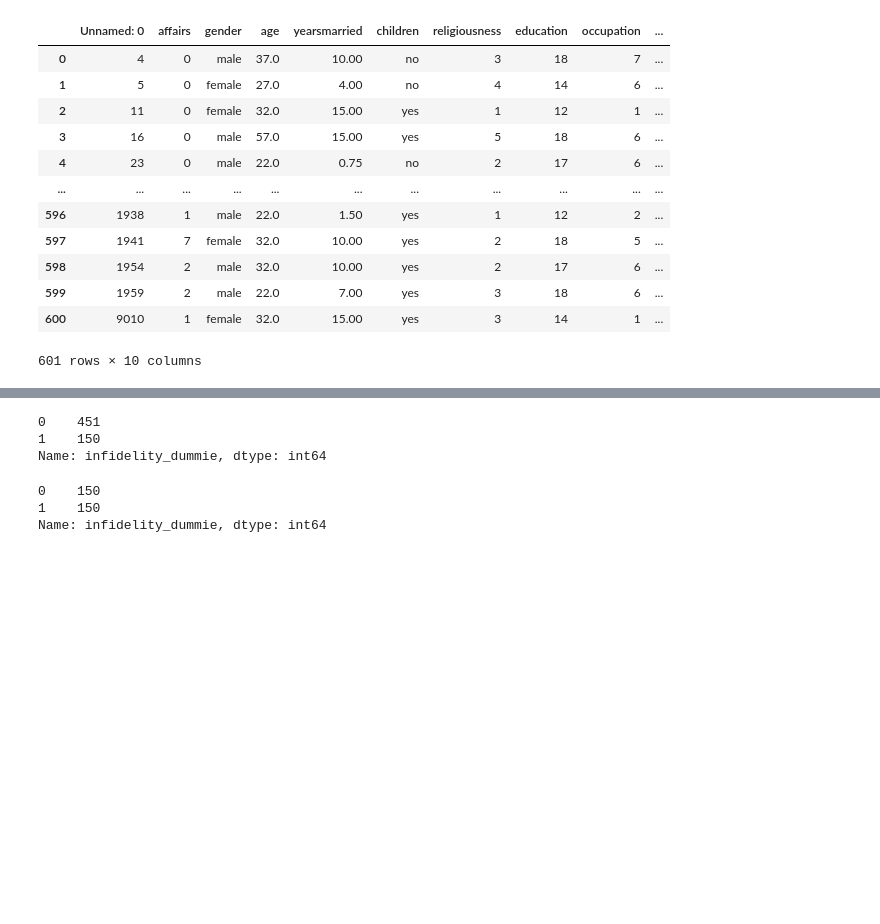
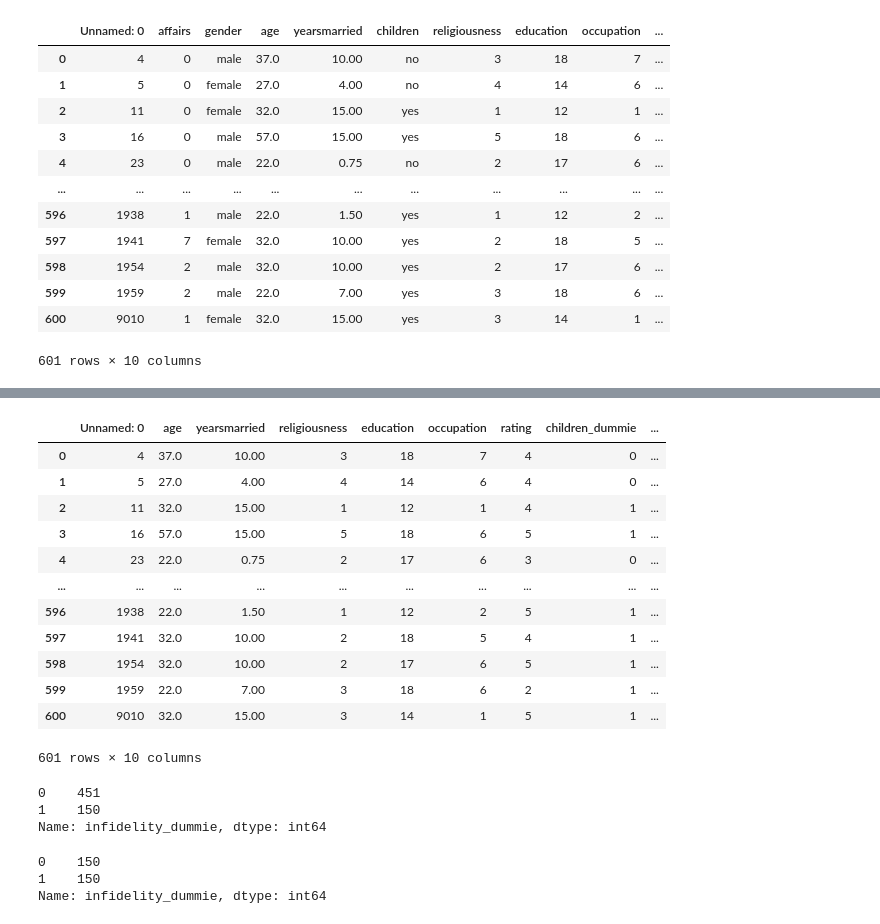
Before and after one commit to kanopf/Infidelity_detection, a Jupyter notebook: infidality_detection.ipynb, the cells around one changed output, grey strips where cells are left out. Saved outputs shown, nothing was run; the diff lists cells and outputs as text; code cells hidden in the pictures; blank space fills up the shorter version.

```diff
--- a/infidality_detection.ipynb
+++ b/infidality_detection.ipynb
@@ -89,6 +121,0 @@ dataset
-# %%
-(dataset['infidelity_dummie']).value_counts()
-# %% [output]
-0    451
-1    150
-Name: infidelity_dummie, dtype: int64
@@ -95 +128,25 @@ Name: infidelity_dummie, dtype: int64
+# %%
+dataset
+# %% [output]
+|  | Unnamed: 0 | age | yearsmarried | religiousness | education | occupation | rating | children_dummie | ... |
+| 0 | 4 | 37.0 | 10.00 | 3 | 18 | 7 | 4 | 0 | ... |
+| 1 | 5 | 27.0 | 4.00 | 4 | 14 | 6 | 4 | 0 | ... |
+| 2 | 11 | 32.0 | 15.00 | 1 | 12 | 1 | 4 | 1 | ... |
+| 3 | 16 | 57.0 | 15.00 | 5 | 18 | 6 | 5 | 1 | ... |
+| 4 | 23 | 22.0 | 0.75 | 2 | 17 | 6 | 3 | 0 | ... |
+| ... | ... | ... | ... | ... | ... | ... | ... | ... | ... |
+| 596 | 1938 | 22.0 | 1.50 | 1 | 12 | 2 | 5 | 1 | ... |
+| 597 | 1941 | 32.0 | 10.00 | 2 | 18 | 5 | 4 | 1 | ... |
+| 598 | 1954 | 32.0 | 10.00 | 2 | 17 | 6 | 5 | 1 | ... |
+| 599 | 1959 | 22.0 | 7.00 | 3 | 18 | 6 | 2 | 1 | ... |
+| 600 | 9010 | 32.0 | 15.00 | 3 | 14 | 1 | 5 | 1 | ... |
+601 rows × 10 columns
+# %%
+#here we can check how much values have in this 2 classes
+
+(dataset['infidelity_dummie']).value_counts()
+# %% [output]
+0    451
+1    150
+Name: infidelity_dummie, dtype: int64
 # %%
```
Also changed, not shown: parts of 28 cells of this notebook.
